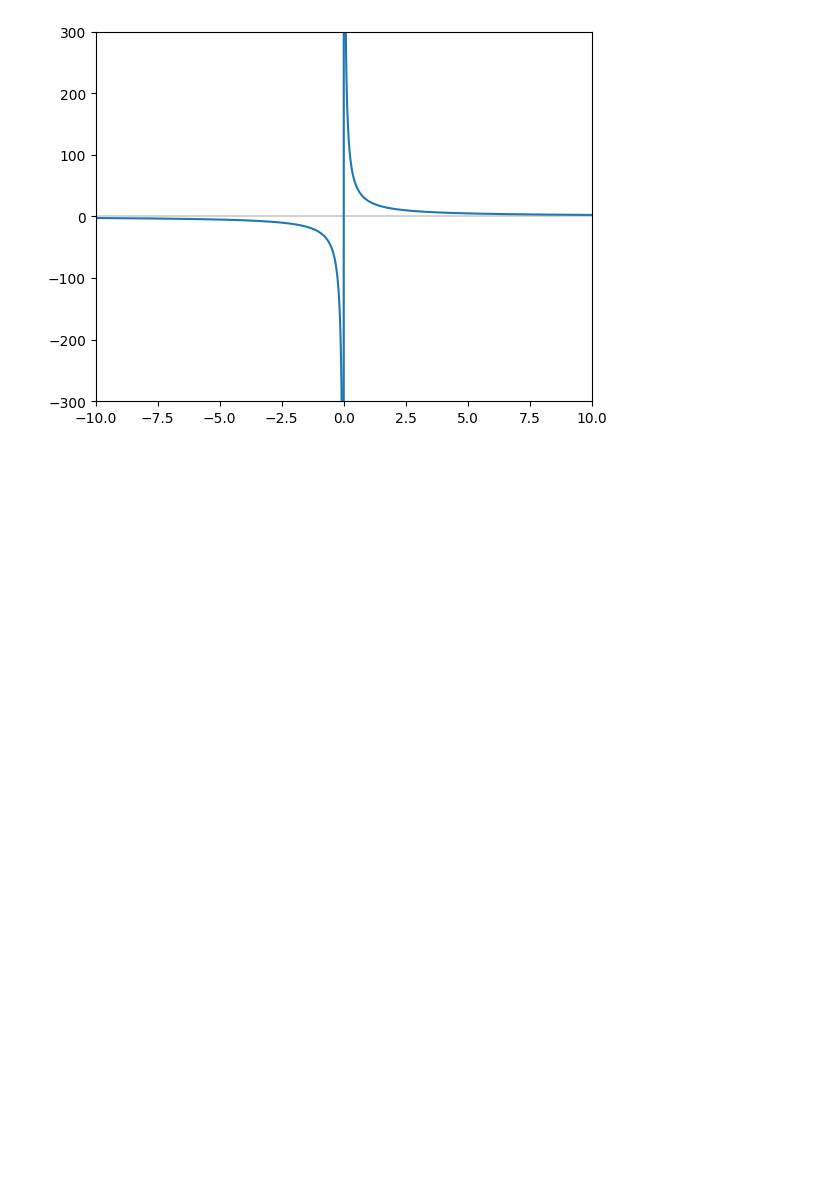
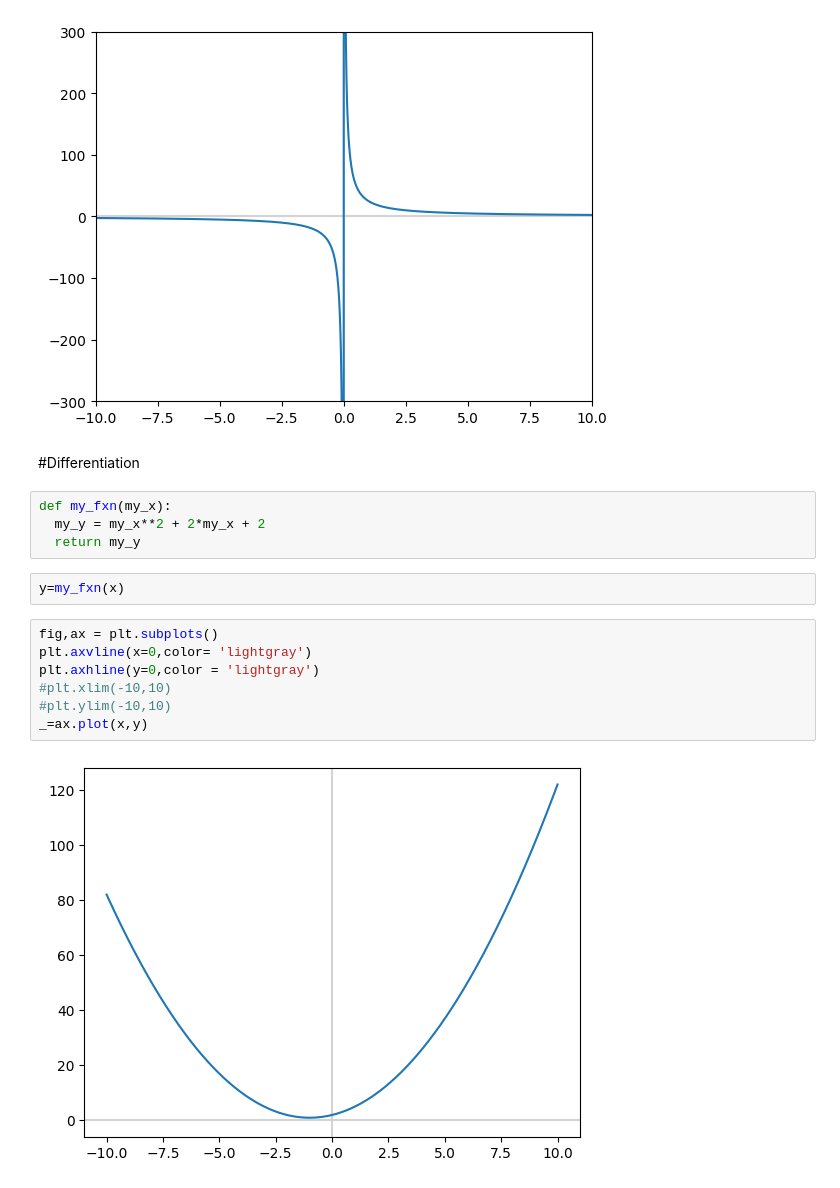
Before and after one commit to Krisho1/Machine-Learning-Foundations-Math-Probability-Statistics-and-Computer-Science-Python-Codes-, a Jupyter notebook: Calculus_I.ipynb, the cells around one changed output. Saved outputs shown, nothing was run; the diff lists cells and outputs as text; blank space fills up the shorter version.

```diff
--- a/Calculus_I.ipynb
+++ b/Calculus_I.ipynb
@@ -119,3 +119,20 @@ plt.ylim(-300,300)
 _=ax.plot(x,y)
 # %% [output]
 [figure]
+# %% [markdown]
+#Differentiation
+# %%
+def my_fxn(my_x):
+  my_y = my_x**2 + 2*my_x + 2
+  return my_y
+# %%
+y=my_fxn(x)
+# %%
+fig,ax = plt.subplots()
+plt.axvline(x=0,color= 'lightgray')
+plt.axhline(y=0,color = 'lightgray')
+#plt.xlim(-10,10)
+#plt.ylim(-10,10)
+_=ax.plot(x,y)
+# %% [output]
+[figure, added]
```
Also changed, not shown: parts of 31 cells of this notebook.
